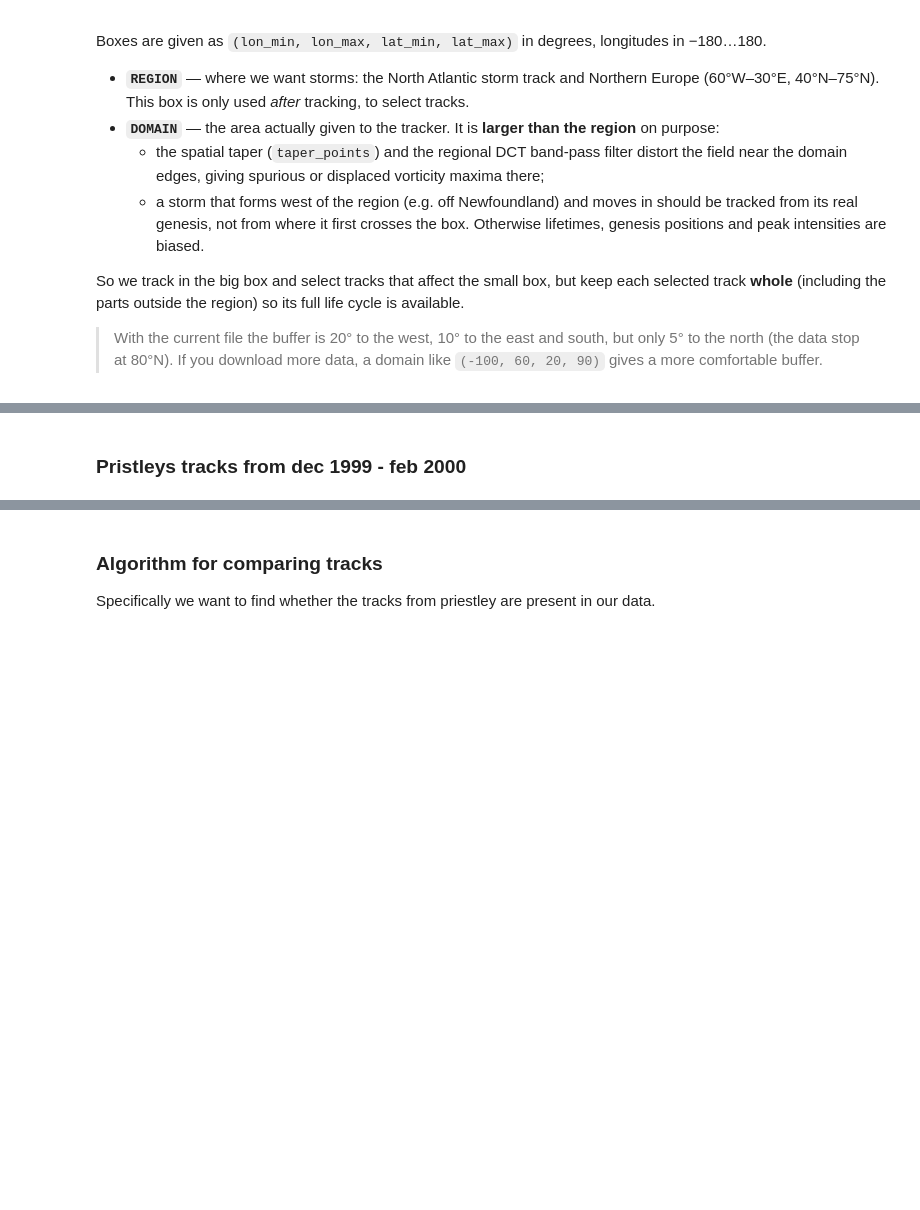
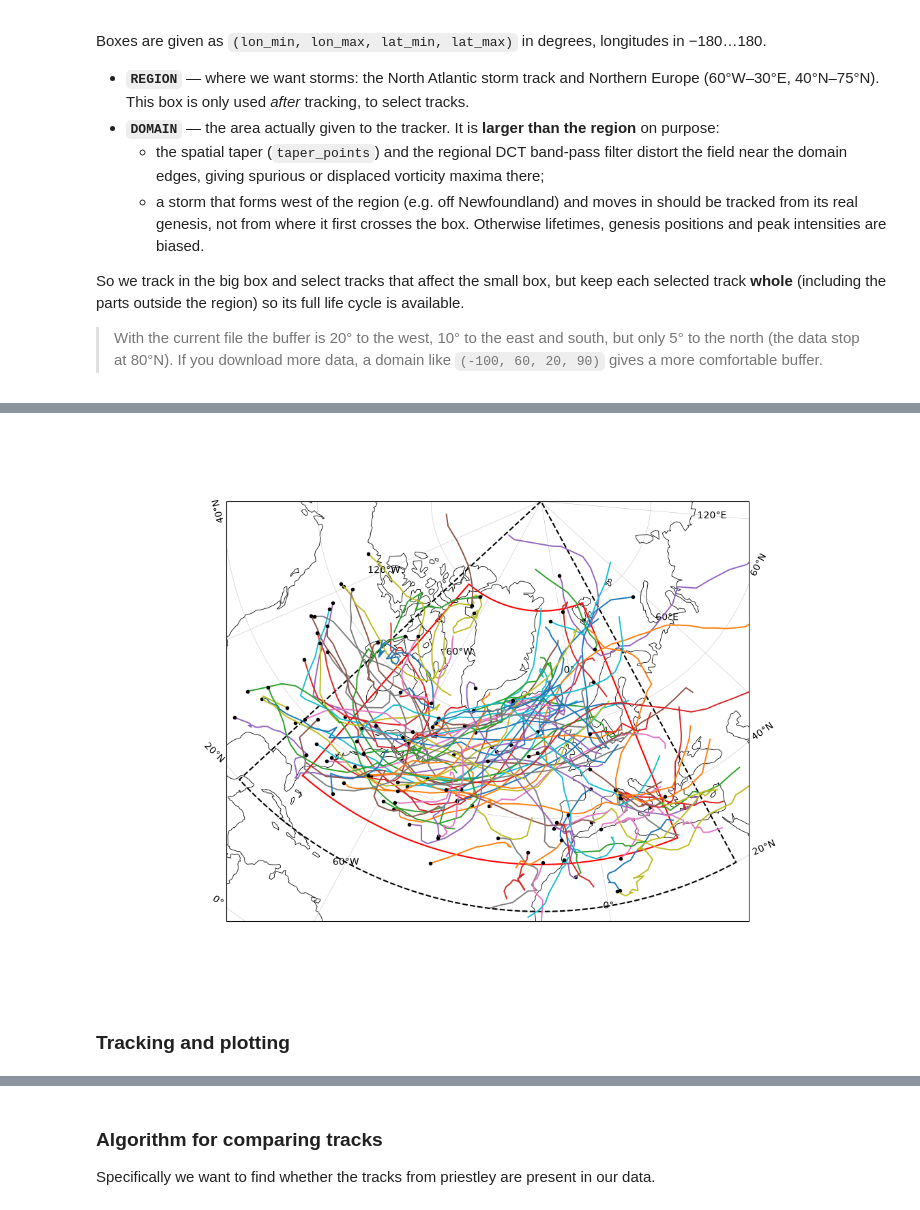
Before and after one commit to AThormann/master_thesis, a Jupyter notebook: experiments/validation_tracks/validation_priestley.ipynb, the cells around one changed output, grey strips where cells are left out. Cells and saved outputs as stored; diff of their text form; code cells hidden in the pictures; blank space fills up the shorter version.

```diff
--- a/experiments/validation_tracks/validation_priestley.ipynb
+++ b/experiments/validation_tracks/validation_priestley.ipynb
@@ -138,3 +145,12 @@ def plot_tracks(ds, region=REGION, domain=DOMAIN, ax=None, date='Dec 1999'):
+# %%
+tracks_val, summary_val = val.postprocess_validation_tracks(tracks_validation, region=REGION, domain=DOMAIN, time_range=TIME_RANGE,
+                       region_criterion="passes", min_points_in_region=1,
+                       min_peak=None, max_frac_at_edge=0.5,
+                       edge_buffer_deg=2.5, drop_time_truncated=False)
+# %%
+ax = val.plot_regional_tracks(tracks_val, region=REGION, domain=DOMAIN, summary = summary_val, object=False)
+# %% [output]
+[figure, added]
 # %% [markdown]
-### Pristleys tracks from dec 1999 - feb 2000
+### Tracking and plotting
 # %%
```
Also changed, not shown: parts of 14 cells of this notebook, 5 other files.
